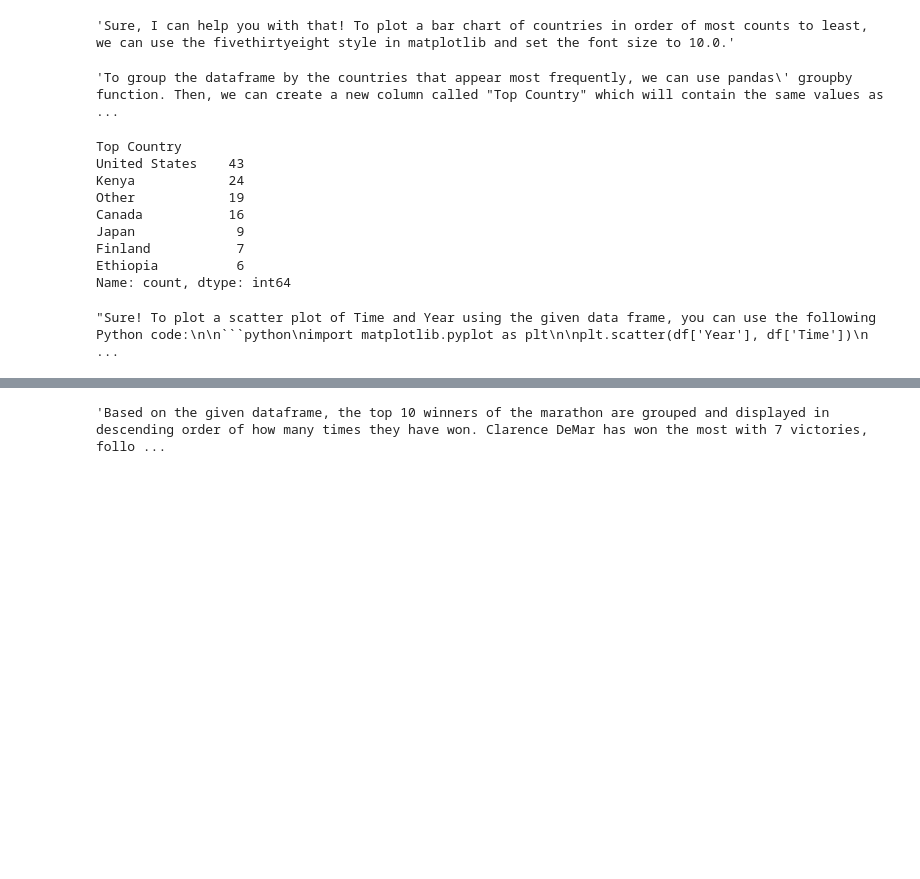
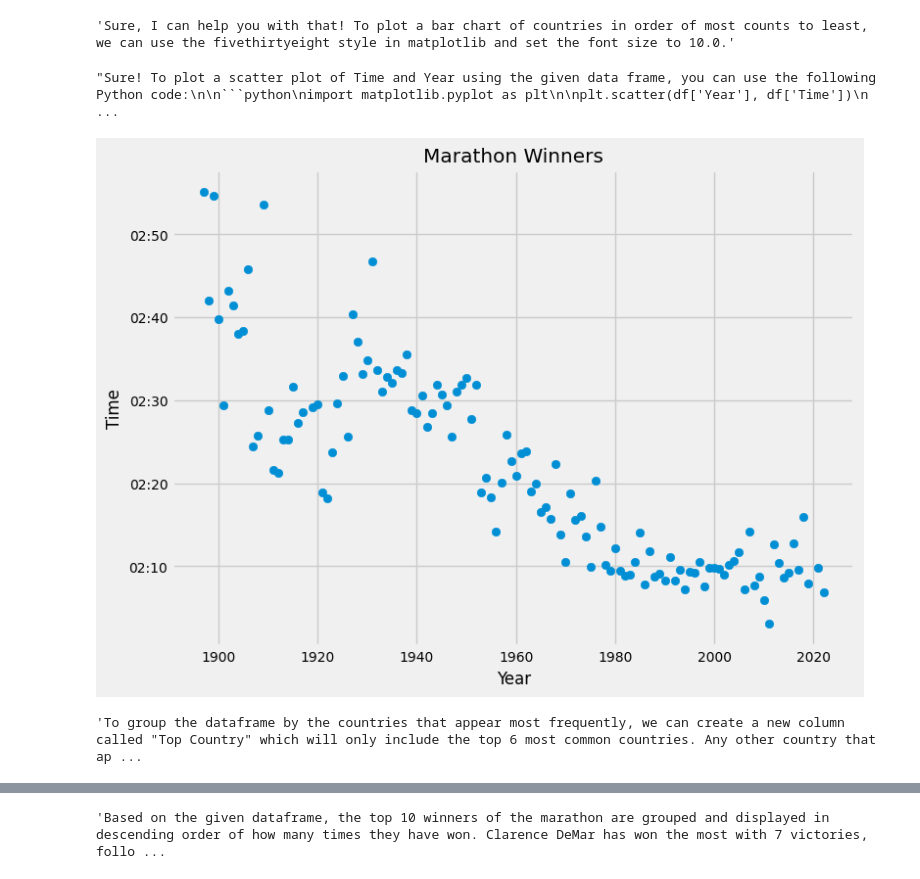
Before and after one commit to sejaldua/boston-marathon-study-sesh, a Jupyter notebook: notebook.ipynb, the cells around one changed output, grey strips where cells are left out. Saved outputs shown, nothing was run; the diff lists cells and outputs as text; code cells hidden in the pictures; blank space fills up the shorter version.

````diff
--- a/notebook.ipynb
+++ b/notebook.ipynb
@@ -38,0 +71,2 @@ df
+# %%
+pandas_ai.run(df, prompt='When was the first year that the distance (mi) was 26.2?', is_conversational_answer=True)
@@ -39,3 +75,3 @@ df
 # %%
-pandas_ai.run(df, prompt='Who won the Boston marathon in 2022? How much faster or slower was their Time compared to the Time in 1922? Please report the answer in minutes', is_conversational_answer=True)
+pandas_ai.run(df, prompt='Who won the Boston marathon in the year 2022? How much faster or slower was their Time compared to the Time in 1922? Please report the answer in minutes', show_code=True)
 # %% [output]
@@ -43,9 +93,49 @@ pandas_ai.run(df, prompt='Who won the Boston marathon in 2022? How much faster o
 # %%
-pandas_ai.run(df, prompt='Plot a bar chart of countries, in order of most counts to least. Use fivethirtyeight as the matplotlib style. Make the font size 10.0', is_conversational_answer=True)
+pandas_ai.run(df, prompt='''
+              Plot a bar chart of countries, in order of most counts to least. Use fivethirtyeight as the matplotlib style. Make the font size 10.0
+              ''', is_conversational_answer=True)
 # %% [output]
 [figure]
 'Sure, I can help you with that! To plot a bar chart of countries in order of most counts to least, we can use the fivethirtyeight style in matplotlib and set the font size to 10.0.'
+# %%
+pandas_ai.run(df, prompt='''
+Use the data frame to plot a scatter plot of Time and Year.
+Allow the scale of the x tick marks and y tick marks to be automatically set.
+''', show_code=True)
+# %% [output]
+"Sure! To plot a scatter plot of Time and Year using the given data frame, you can use the following Python code:\n\n```python\nimport matplotlib.pyplot as plt\n\nplt.scatter(df['Year'], df['Time'])\n ...
+# %%
+import pandas as pd
+import matplotlib.pyplot as plt
+import matplotlib.dates as md
+import matplotlib
+
+fig = plt.figure(figsize=(8,6))
+
+plt.style.use('fivethirtyeight')
+plt.rcParams.update({'font.size': 10})
+
+# create scatter plot
+plt.scatter(df['Year'], pd.to_datetime(df['Time']))
+
+# add labels and title
+plt.xlabel('Year', )
+plt.ylabel('Time')
+plt.title('Marathon Winners')
+
+# format time tick marks
+plt.gca().yaxis.set_major_formatter(md.DateFormatter('%H:%M'))
+
+# show plot
+plt.show()
+# %% [output]
+[figure, added]
 # %%
-pandas_ai.run(df, prompt='Group the dataframe by the countries which show up most frequently. Make a new column called "Top Country" which is a copy of the Country column, but only include the Country if it is in the top 6 most common countries, otherwise set its value to "Other"', show_code=True)
+pandas_ai.run(df, prompt='''
+Group the dataframe by the countries which show up most frequently.
+Make a new column called "Top Country" which is a copy of the Country column,
+but only include the Country if it is in the top 6 most common countries,
+otherwise set its value to "Other"
+''', show_code=True)
 # %% [output]
-'To group the dataframe by the countries that appear most frequently, we can use pandas\' groupby function. Then, we can create a new column called "Top Country" which will contain the same values as  ...
+'To group the dataframe by the countries that appear most frequently, we can create a new column called "Top Country" which will only include the top 6 most common countries. Any other country that ap ...
@@ -58,21 +143,3 @@ grouped_df
 top_countries = df['Country'].value_counts().nlargest(6).index.tolist()
 df['Top Country'] = df['Country'].apply(lambda x: x if x in top_countries else 'Other')
 grouped_df = df.groupby('Top Country')
-# %%
-top_countries = df['Country'].value_counts().nlargest(6).index.tolist()
-df['Top Country'] = df['Country'].apply(lambda x: x if x in top_countries else 'Other')
-df['Top Country'].value_counts()
-# %% [output]
-Top Country
-United States    43
-Kenya            24
-Other            19
-Canada           16
-Japan             9
-Finland           7
-Ethiopia          6
-Name: count, dtype: int64
-# %%
-pandas_ai.run(orig_df, prompt='Use the data frame to plot a scatter plot of Time and Year. Allow the scale of the x tick marks and y tick marks to be automatically set. Show me the Python code for this', show_code=True)
-# %% [output]
-"Sure! To plot a scatter plot of Time and Year using the given data frame, you can use the following Python code:\n\n```python\nimport matplotlib.pyplot as plt\n\nplt.scatter(df['Year'], df['Time'])\n ...
````
Also changed, not shown: parts of 19 cells of this notebook.
